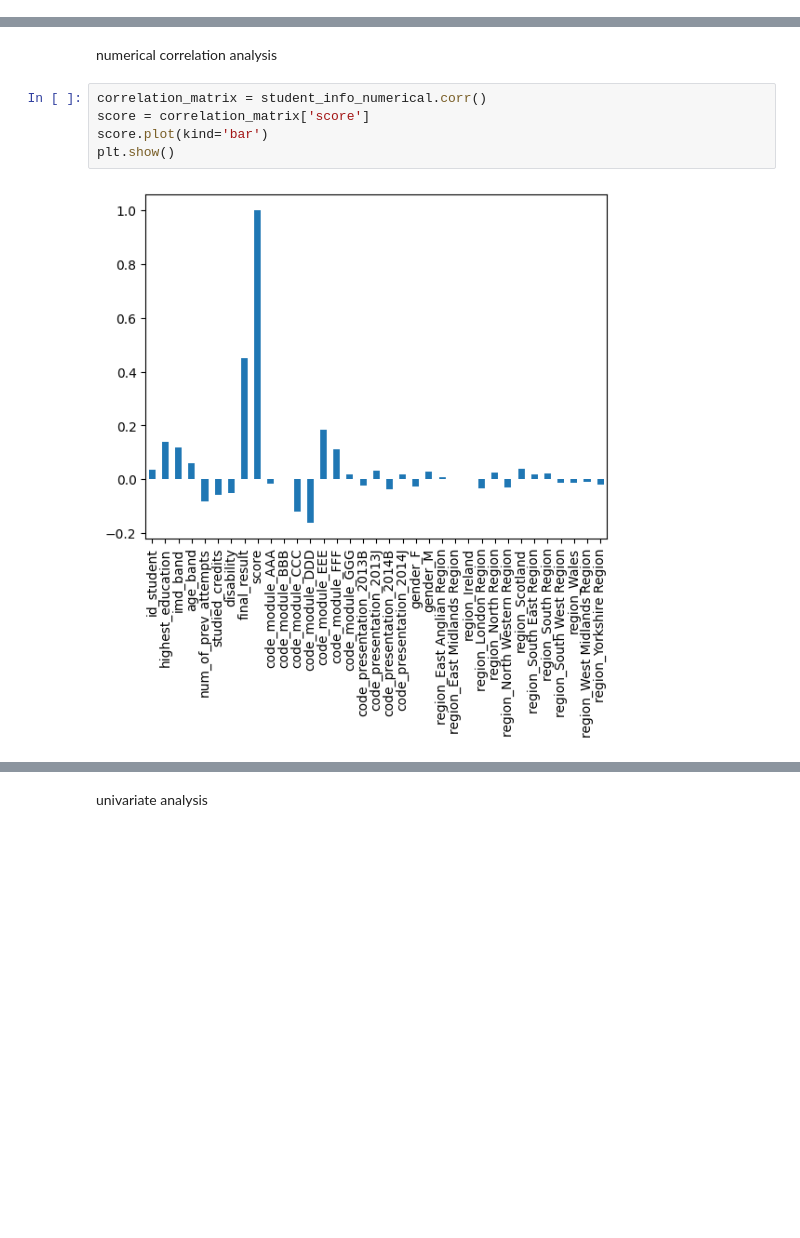
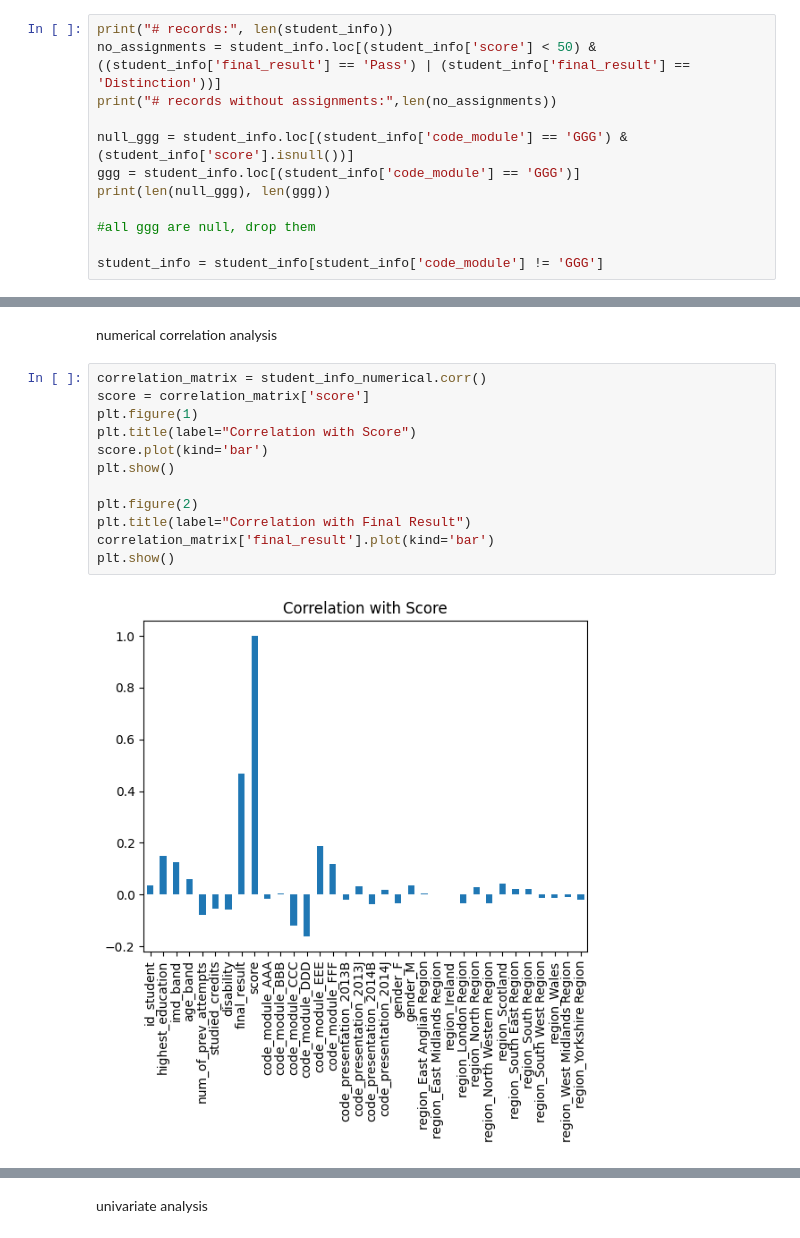
Before and after one commit to asns2001/451-Group_Project, a Jupyter notebook: peter_analysis.ipynb, the cells around one changed output, grey strips where cells are left out. Drawn from its saved outputs; the diff is of its cells as text; blank space fills up the shorter version.

```diff
--- a/peter_analysis.ipynb
+++ b/peter_analysis.ipynb
@@ -122,0 +114,12 @@ print("# records without assignments:",len(student_info.loc[(student_info['score
+# %%
+print("# records:", len(student_info))
+no_assignments = student_info.loc[(student_info['score'] < 50) & ((student_info['final_result'] == 'Pass') | (student_info['final_result'] == 'Distinction'))]
+print("# records without assignments:",len(no_assignments))
+
+null_ggg = student_info.loc[(student_info['code_module'] == 'GGG') & (student_info['score'].isnull())]
+ggg = student_info.loc[(student_info['code_module'] == 'GGG')]
+print(len(null_ggg), len(ggg))
+
+#all ggg are null, drop them
+
+student_info = student_info[student_info['code_module'] != 'GGG']
@@ -229,7 +236,14 @@ numerical correlation analysis
 # %%
 correlation_matrix = student_info_numerical.corr()
 score = correlation_matrix['score']
+plt.figure(1)
+plt.title(label="Correlation with Score")
 score.plot(kind='bar')
 plt.show()
+
+plt.figure(2)
+plt.title(label="Correlation with Final Result")
+correlation_matrix['final_result'].plot(kind='bar')
+plt.show()
 # %% [output]
-[figure, old version]
+[figure, new version]
```
Also changed, not shown: parts of 10 cells of this notebook, 1 other file.
